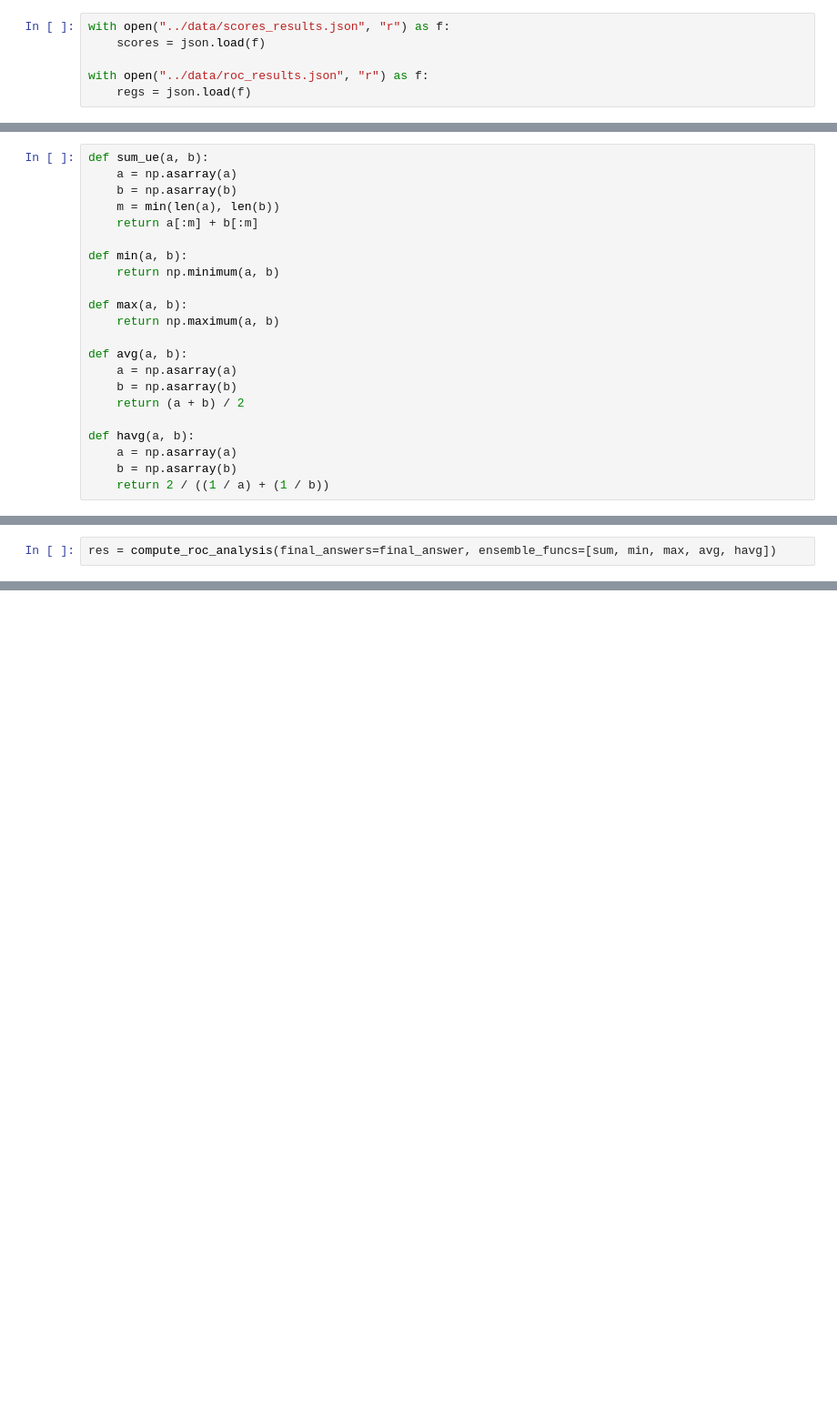
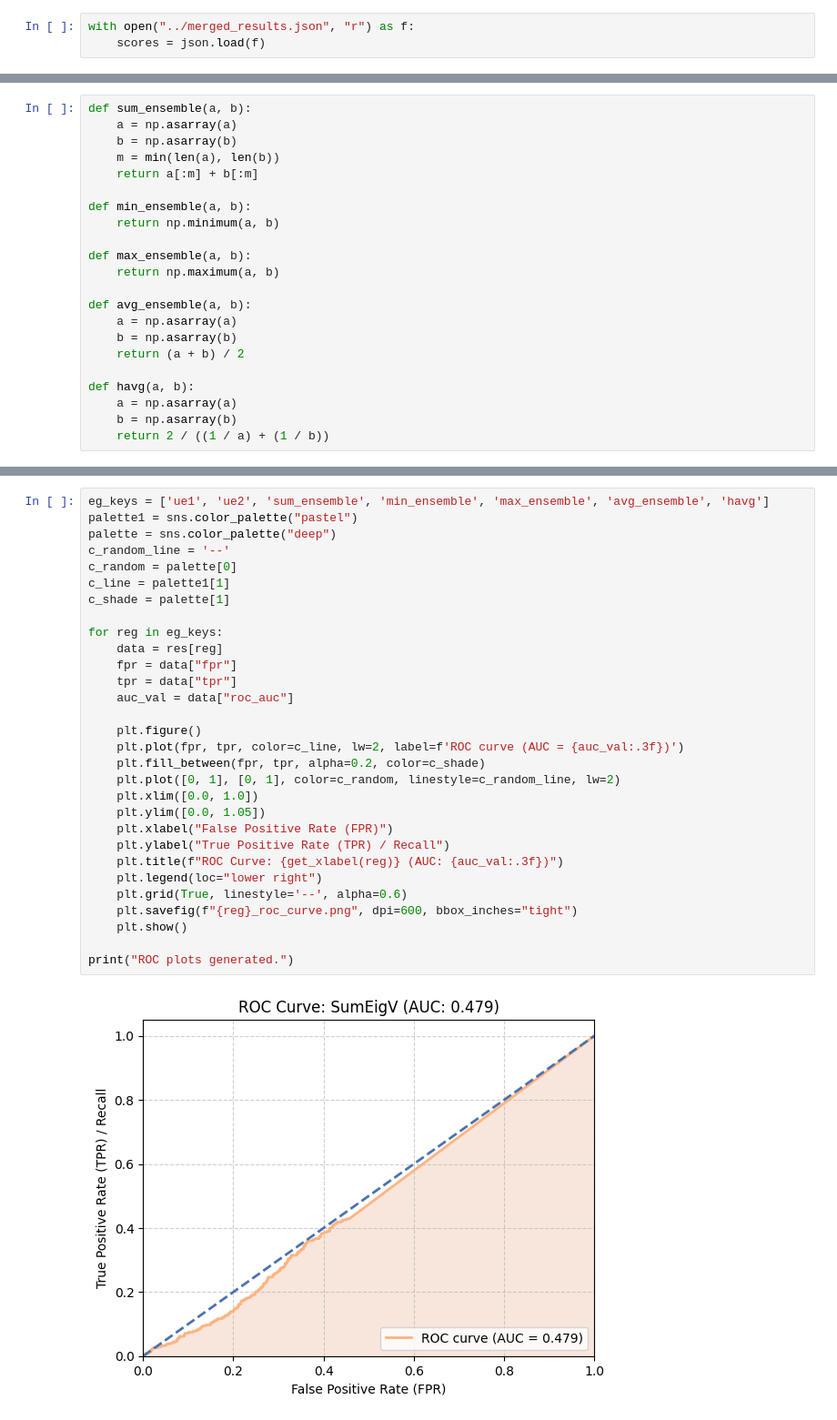
Before and after one commit to VeronicaBolzonella/IR_project, a Jupyter notebook: notebooks/regressions.ipynb, the cells around one changed output, grey strips where cells are left out. Shown at 91% size. Saved outputs shown, nothing was run; the diff lists cells and outputs as text; blank space fills up the shorter version.

Commit message:
final results and plots

```diff
--- a/notebooks/regressions.ipynb
+++ b/notebooks/regressions.ipynb
@@ -10,6 +7,3 @@ ModuleNotFoundError: No module named 'main'
 # %%
-with open("../data/scores_results.json", "r") as f:
+with open("../merged_results.json", "r") as f:
     scores = json.load(f)
-
-with open("../data/roc_results.json", "r") as f:
-    regs = json.load(f)
@@ -18,17 +10,17 @@ FileNotFoundError: [Errno 2] No such file or directory: 'scores_results.json'
 # %%
-def sum_ue(a, b):
+def sum_ensemble(a, b):
     a = np.asarray(a)
     b = np.asarray(b)
     m = min(len(a), len(b))
     return a[:m] + b[:m]
 
-def min(a, b):
+def min_ensemble(a, b):
     return np.minimum(a, b)
 
-def max(a, b):
+def max_ensemble(a, b):
     return np.maximum(a, b)
 
-def avg(a, b):
+def avg_ensemble(a, b):
     a = np.asarray(a)
     b = np.asarray(b)
     return (a + b) / 2
@@ -144,2 +100,0 @@ def compute_roc_analysis(final_answers, ensemble_funcs=None):
-# %%
-res = compute_roc_analysis(final_answers=final_answer, ensemble_funcs=[sum, min, max, avg, havg])
@@ -255,0 +101,32 @@ ROC plots generated and saved as PNG files.
+# %%
+eg_keys = ['ue1', 'ue2', 'sum_ensemble', 'min_ensemble', 'max_ensemble', 'avg_ensemble', 'havg']
+palette1 = sns.color_palette("pastel")
+palette = sns.color_palette("deep")
+c_random_line = '--'
+c_random = palette[0]
+c_line = palette1[1]
+c_shade = palette[1]
+
+for reg in eg_keys:
+    data = res[reg]
+    fpr = data["fpr"]
+    tpr = data["tpr"]
+    auc_val = data["roc_auc"]
+
+    plt.figure()
+    plt.plot(fpr, tpr, color=c_line, lw=2, label=f'ROC curve (AUC = {auc_val:.3f})')
+    plt.fill_between(fpr, tpr, alpha=0.2, color=c_shade)
+    plt.plot([0, 1], [0, 1], color=c_random, linestyle=c_random_line, lw=2)
+    plt.xlim([0.0, 1.0])
+    plt.ylim([0.0, 1.05])
+    plt.xlabel("False Positive Rate (FPR)")
+    plt.ylabel("True Positive Rate (TPR) / Recall")
+    plt.title(f"ROC Curve: {get_xlabel(reg)} (AUC: {auc_val:.3f})")
+    plt.legend(loc="lower right")
+    plt.grid(True, linestyle='--', alpha=0.6)
+    plt.savefig(f"{reg}_roc_curve.png", dpi=600, bbox_inches="tight")
+    plt.show()
+
+print("ROC plots generated.")
+# %% [output]
+[figure, added]
```
Also changed, not shown: parts of 8 cells of this notebook, 8 other files.
